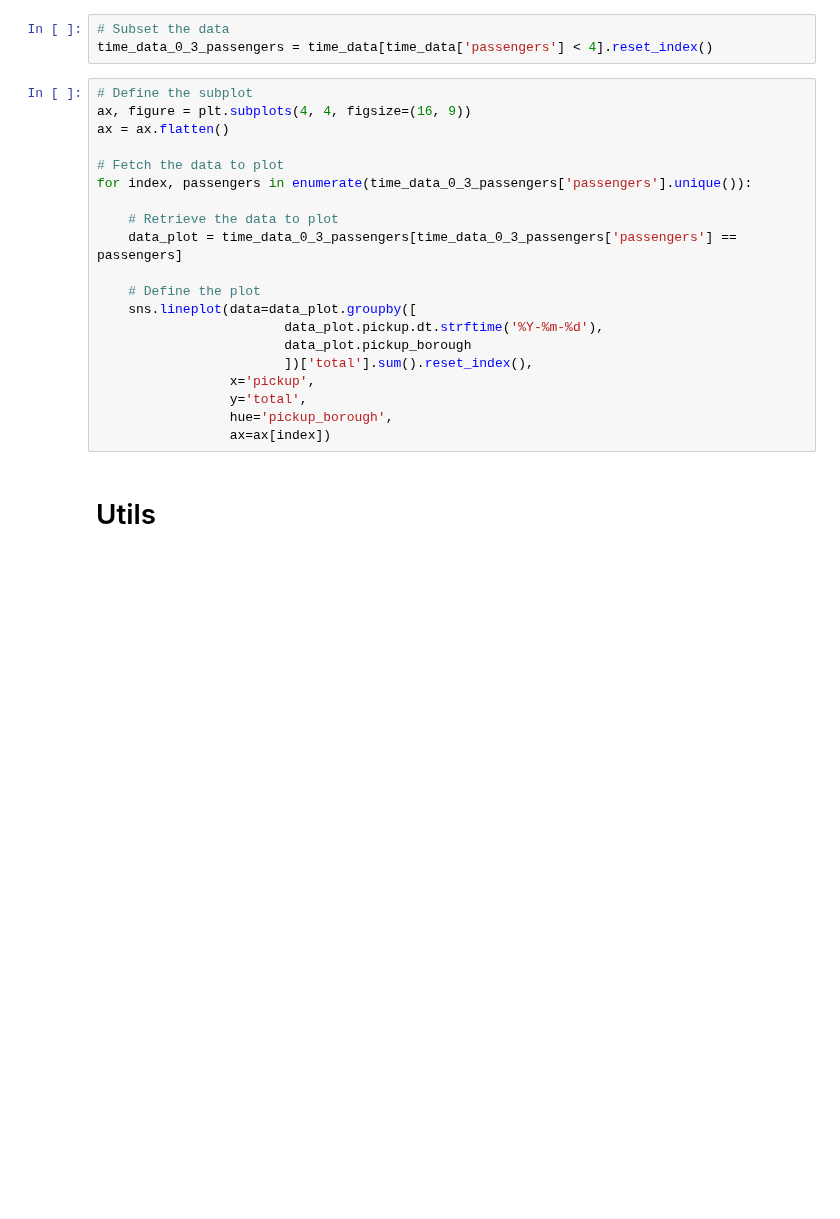
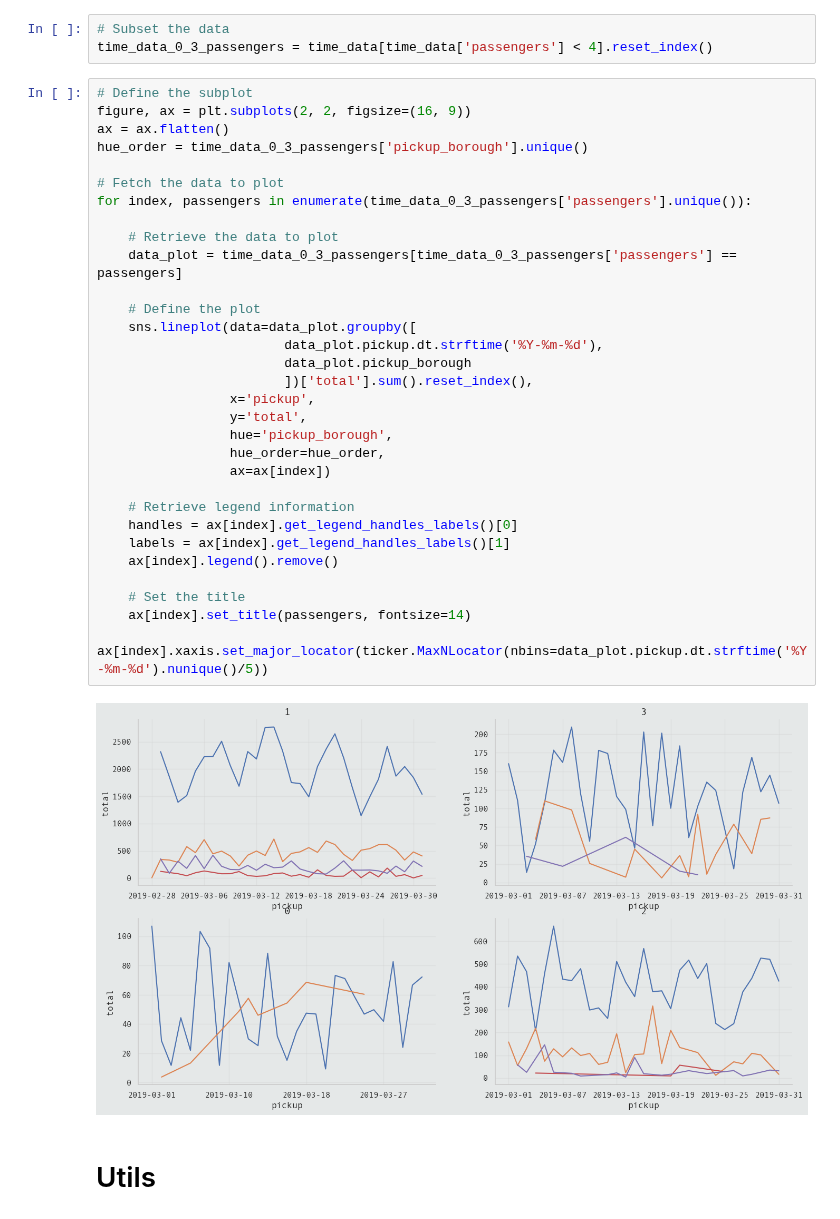
Before and after one commit to Volscente/cheat_sheets, a Jupyter notebook: notebooks/seaborn.ipynb, the cells around one changed output. Saved outputs shown, nothing was run; the diff lists cells and outputs as text; blank space fills up the shorter version.

```diff
--- a/notebooks/seaborn.ipynb
+++ b/notebooks/seaborn.ipynb
@@ -121,24 +121,37 @@ plt.show()
 time_data_0_3_passengers = time_data[time_data['passengers'] < 4].reset_index()
 # %%
 # Define the subplot
-ax, figure = plt.subplots(4, 4, figsize=(16, 9))
+figure, ax = plt.subplots(2, 2, figsize=(16, 9))
 ax = ax.flatten()
+hue_order = time_data_0_3_passengers['pickup_borough'].unique()
 
 # Fetch the data to plot
 for index, passengers in enumerate(time_data_0_3_passengers['passengers'].unique()):
 
     # Retrieve the data to plot
     data_plot = time_data_0_3_passengers[time_data_0_3_passengers['passengers'] == passengers]
 
     # Define the plot
     sns.lineplot(data=data_plot.groupby([
                         data_plot.pickup.dt.strftime('%Y-%m-%d'),
                         data_plot.pickup_borough
                         ])['total'].sum().reset_index(),
                  x='pickup',
                  y='total',
                  hue='pickup_borough',
+                 hue_order=hue_order,
                  ax=ax[index])
+
+    # Retrieve legend information
+    handles = ax[index].get_legend_handles_labels()[0]
+    labels = ax[index].get_legend_handles_labels()[1]
+    ax[index].legend().remove()
+
+    # Set the title
+    ax[index].set_title(passengers, fontsize=14)
+    ax[index].xaxis.set_major_locator(ticker.MaxNLocator(nbins=data_plot.pickup.dt.strftime('%Y-%m-%d').nunique()/5))
+# %% [output]
+[figure, added]
 # %% [markdown]
 # Utils
 # %% [markdown]
```
Also changed, not shown: parts of 1 cell of this notebook.
